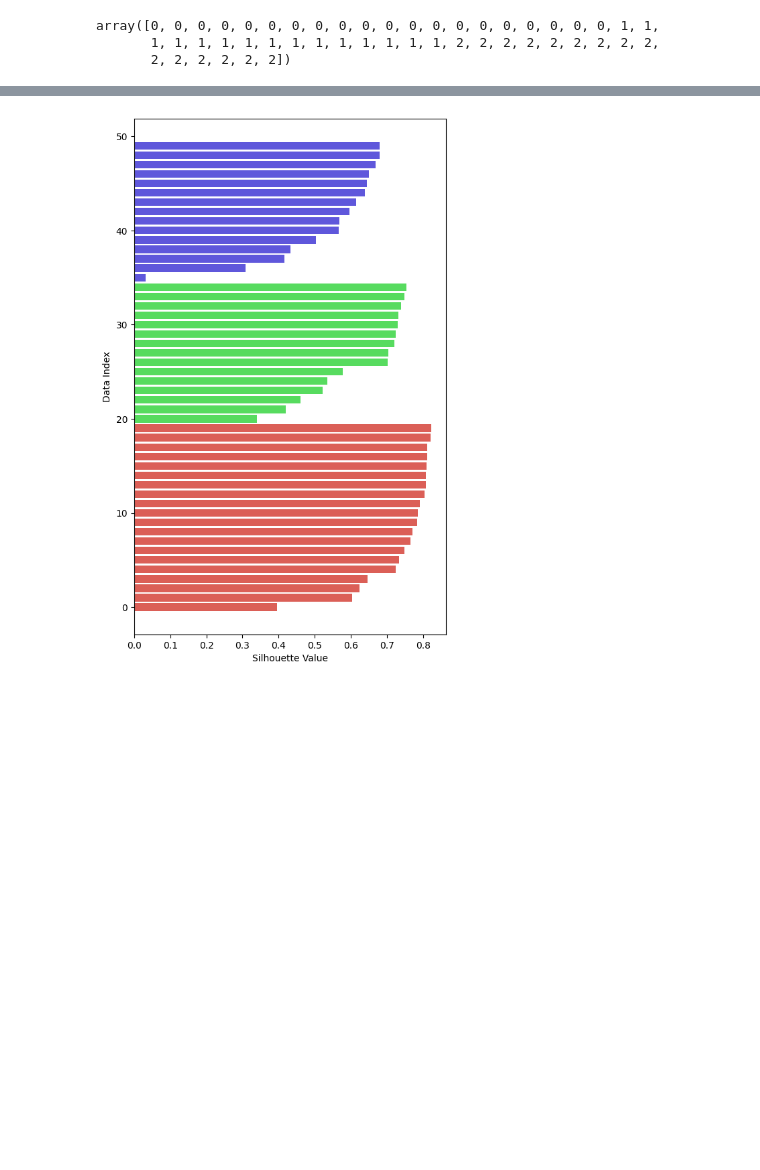
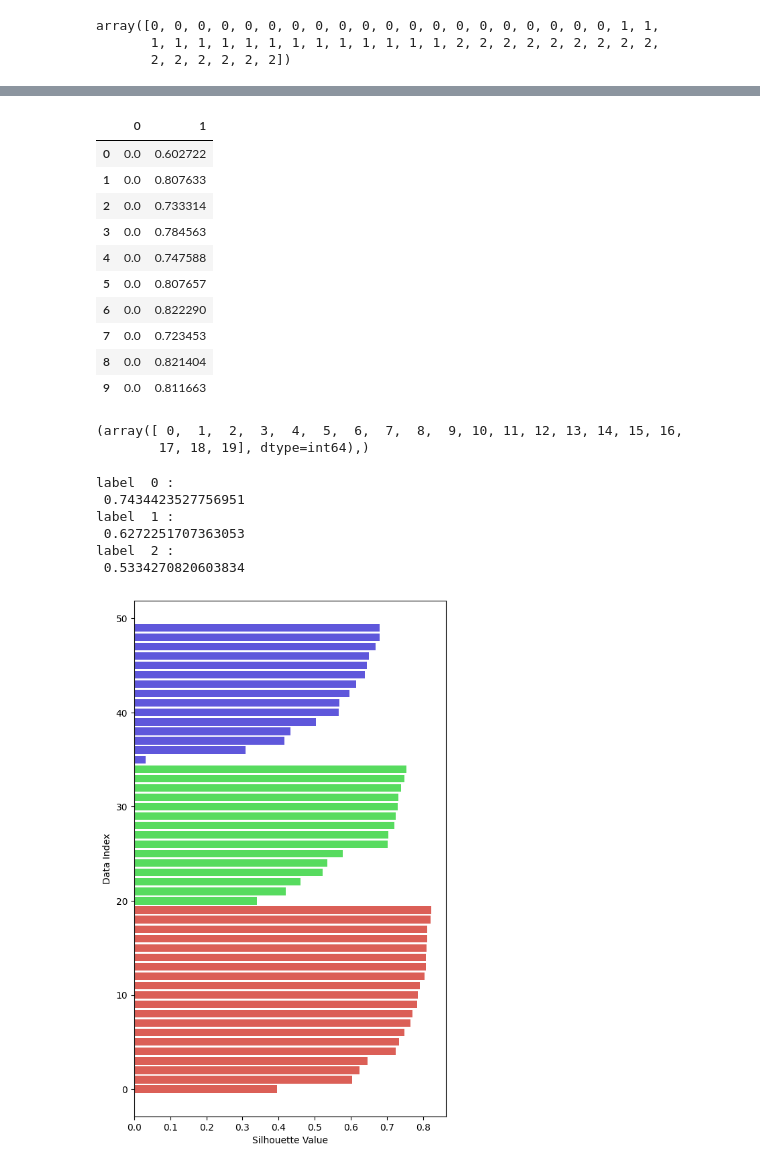
Before and after one commit to govin08/our-socar, a Jupyter notebook: 2김선중/1230_kmeans/1203_1230_k_means.ipynb, the cells around one changed output, grey strips where cells are left out. Saved outputs shown, nothing was run; the diff lists cells and outputs as text; code cells hidden in the pictures; blank space fills up the shorter version.

```diff
--- a/2김선중/1230_kmeans/1203_1230_k_means.ipynb
+++ b/2김선중/1230_kmeans/1203_1230_k_means.ipynb
@@ -188,0 +242,5 @@ $$a(i)=\frac1{|C_k|-1}\sum_{j\in C_k,j\neq i}d(i,j)$$
+# %%
+# np.linalg.norm는 euclidean norm을 의미한다.
+a = np.array([1,2])
+b = np.array([4,6])
+np.linalg.norm(a-b)
@@ -234,9 +298,11 @@ def get_silhouette_results(X, labels):
         silhouette_coef_list.append(temp3)
 
     silhouette_coef = max(silhouette_coef_list)
-    return (silhouette_coef, np.array(silhouette_val_list))
+    return (silhouette_coef, np.array(silhouette_val_list), np.array(silhouette_coef_list))
 # %%
-silhouette_coef, silhouette_val_list = get_silhouette_results(X, labels)
+silhouette_coef, silhouette_val_list, silhouette_coef_list = get_silhouette_results(X, labels)
 print(silhouette_coef)
+print(silhouette_coef_list)
+print(silhouette_val_list)
 # %% [output]
 0.7434423527756951
@@ -243,3 +319,33 @@ print(silhouette_coef)
+# %%
+pd.DataFrame(np.array([labels, silhouette_val_list]).T)[:10]
+# %% [output]
+|  | 0 | 1 |
+| 0 | 0.0 | 0.602722 |
+| 1 | 0.0 | 0.807633 |
+| 2 | 0.0 | 0.733314 |
+| 3 | 0.0 | 0.784563 |
+| 4 | 0.0 | 0.747588 |
+| 5 | 0.0 | 0.807657 |
+| 6 | 0.0 | 0.822290 |
+| 7 | 0.0 | 0.723453 |
+| 8 | 0.0 | 0.821404 |
+| 9 | 0.0 | 0.811663 |
+# %%
+np.where(labels == 0)
+# %% [output]
+(array([ 0,  1,  2,  3,  4,  5,  6,  7,  8,  9, 10, 11, 12, 13, 14, 15, 16,
+        17, 18, 19], dtype=int64),)
+# %%
+# 검산
+for l in np.unique(labels):
+    print("label ", l, ": \n", np.average(silhouette_val_list[np.where(labels == l)[0]]))
+# %% [output]
+label  0 :
+ 0.7434423527756951
+label  1 :
+ 0.6272251707363053
+label  2 :
+ 0.5334270820603834
 # %%
 import seaborn as sns
 
```
Also changed, not shown: parts of 42 cells of this notebook, 12 other files.
